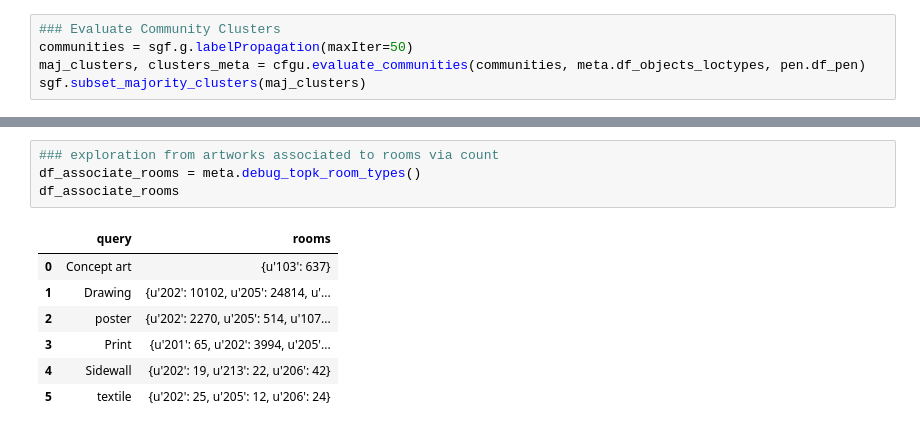
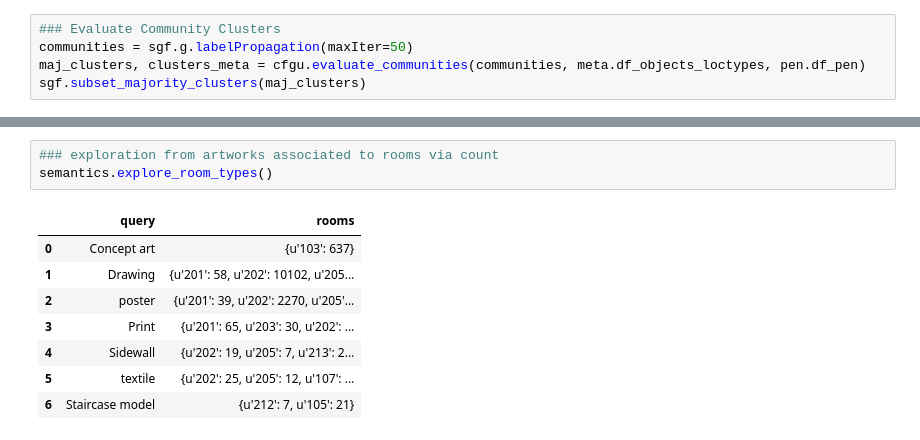
Before and after one commit to akamlani/cooperhewitt, a Jupyter notebook: src/notebooks/graphs.ipynb, the cells around one changed output, grey strips where cells are left out. Drawn from its saved outputs; the diff is of its cells as text.

Commit message:
add semantics layer, add modeling notebook, cleanup actions

```diff
--- a/src/notebooks/graphs.ipynb
+++ b/src/notebooks/graphs.ipynb
@@ -139,13 +139,13 @@ display(clusters_meta[query])
 |  | poster | 1 |
 # %%
 ### exploration from artworks associated to rooms via count
-df_associate_rooms = meta.debug_topk_room_types()
-df_associate_rooms
+semantics.explore_room_types()
 # %% [output]
 |  | query | rooms |
 | 0 | Concept art | {u'103': 637} |
-| 1 | Drawing | {u'202': 10102, u'205': 24814, u'... |
-| 2 | poster | {u'202': 2270, u'205': 514, u'107... |
-| 3 | Print | {u'201': 65, u'202': 3994, u'205'... |
-| 4 | Sidewall | {u'202': 19, u'213': 22, u'206': 42} |
-| 5 | textile | {u'202': 25, u'205': 12, u'206': 24} |
+| 1 | Drawing | {u'201': 58, u'202': 10102, u'205... |
+| 2 | poster | {u'201': 39, u'202': 2270, u'205'... |
+| 3 | Print | {u'201': 65, u'203': 30, u'202': ... |
+| 4 | Sidewall | {u'202': 19, u'205': 7, u'213': 2... |
+| 5 | textile | {u'202': 25, u'205': 12, u'107': ... |
+| 6 | Staircase model | {u'212': 7, u'105': 21} |
```
Also changed, not shown: parts of 3 cells of this notebook, 12 other files.
